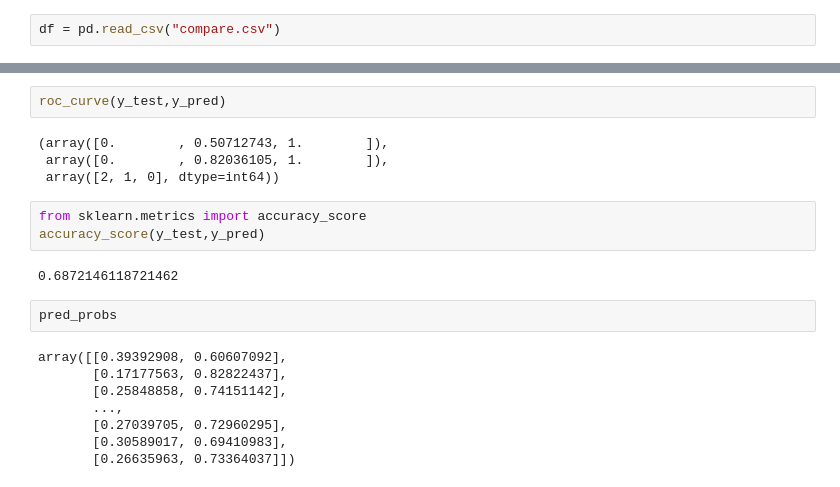
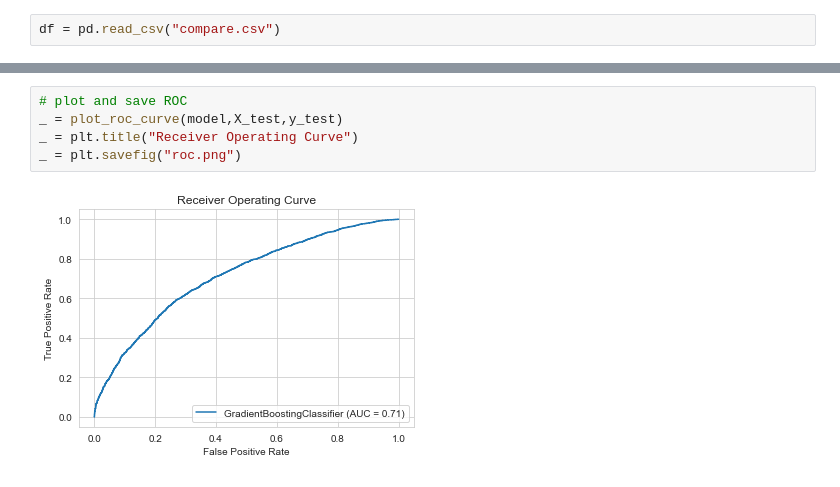
Before and after one commit to abewoycke/NBA-Projections, a Jupyter notebook: 5_Documentation/NBA Projections Documentation.ipynb, the cells around one changed output, grey strips where cells are left out. Cells and saved outputs as stored; diff of their text form.

```diff
--- a/5_Documentation/NBA Projections Documentation.ipynb
+++ b/5_Documentation/NBA Projections Documentation.ipynb
@@ -97,21 +29,7 @@ Text(0.5, 1.0, '2-class Precision-Recall curve: AP=0.68')
-# %%
-roc_curve(y_test,y_pred)
-# %% [output]
-(array([0.        , 0.50712743, 1.        ]),
- array([0.        , 0.82036105, 1.        ]),
- array([2, 1, 0], dtype=int64))
-# %%
-from sklearn.metrics import accuracy_score
-accuracy_score(y_test,y_pred)
-# %% [output]
-0.6872146118721462
-# %%
-pred_probs
-# %% [output]
-array([[0.39392908, 0.60607092],
-       [0.17177563, 0.82822437],
-       [0.25848858, 0.74151142],
-       ...,
-       [0.27039705, 0.72960295],
-       [0.30589017, 0.69410983],
-       [0.26635963, 0.73364037]])
+# %%
+# plot and save ROC
+_ = plot_roc_curve(model,X_test,y_test)
+_ = plt.title("Receiver Operating Curve")
+_ = plt.savefig("roc.png")
+# %% [output]
+[figure, added]
```
Also changed, not shown: parts of 16 cells of this notebook, 4 other files.
